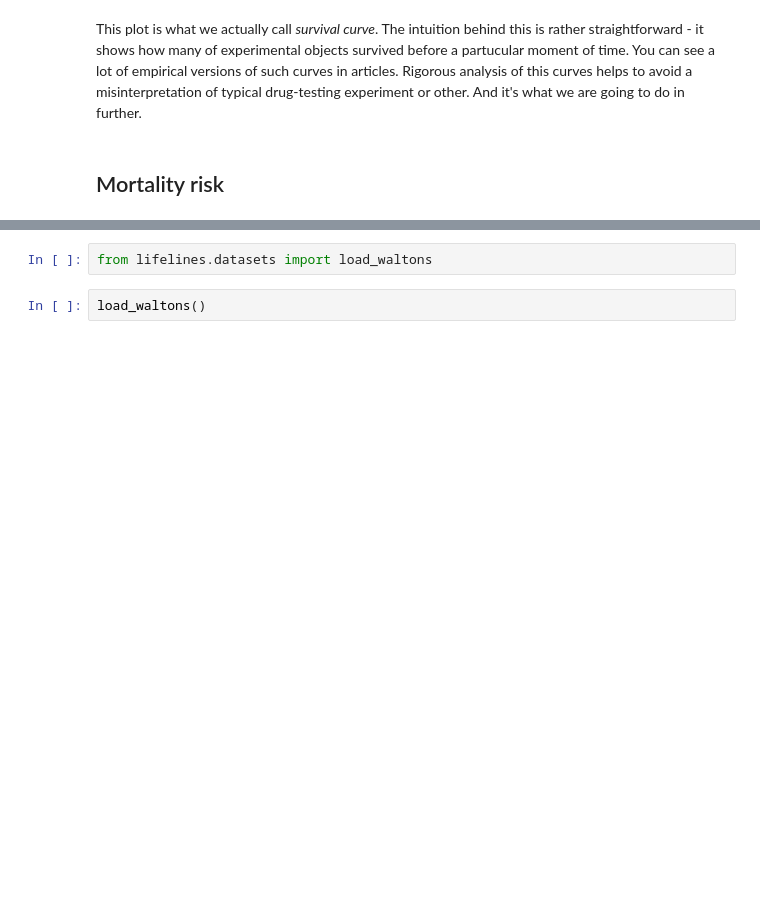
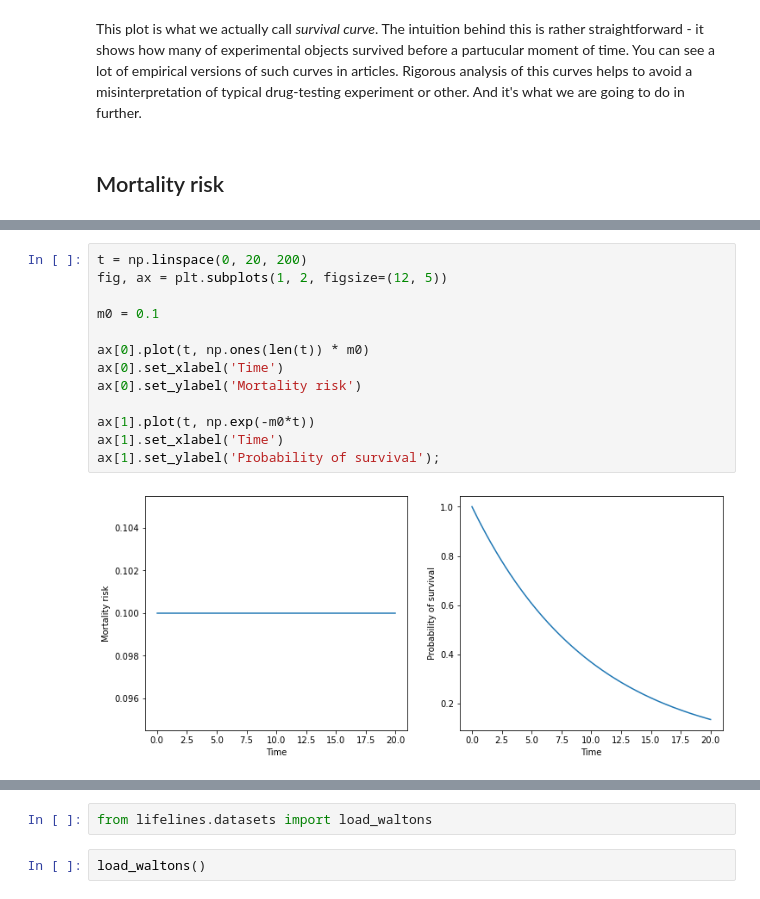
Before and after one commit to ComputationalAgingLab/computational_aging_course, a Jupyter notebook: _build/jupyter_execute/stat/hazard_models.ipynb, the cells around one changed output, grey strips where cells are left out. Drawn from its saved outputs; the diff is of its cells as text; blank space fills up the shorter version.

```diff
--- a/_build/jupyter_execute/stat/hazard_models.ipynb
+++ b/_build/jupyter_execute/stat/hazard_models.ipynb
@@ -91,0 +117,15 @@ This is actually the thing that increases exponentially as we age and have a nam
+# %%
+t = np.linspace(0, 20, 200)
+fig, ax = plt.subplots(1, 2, figsize=(12, 5))
+
+m0 = 0.1
+
+ax[0].plot(t, np.ones(len(t)) * m0)
+ax[0].set_xlabel('Time')
+ax[0].set_ylabel('Mortality risk')
+
+ax[1].plot(t, np.exp(-m0*t))
+ax[1].set_xlabel('Time')
+ax[1].set_ylabel('Probability of survival');
+# %% [output]
+[figure, added]
```
Also changed, not shown: parts of 11 cells of this notebook, 14 other files.
